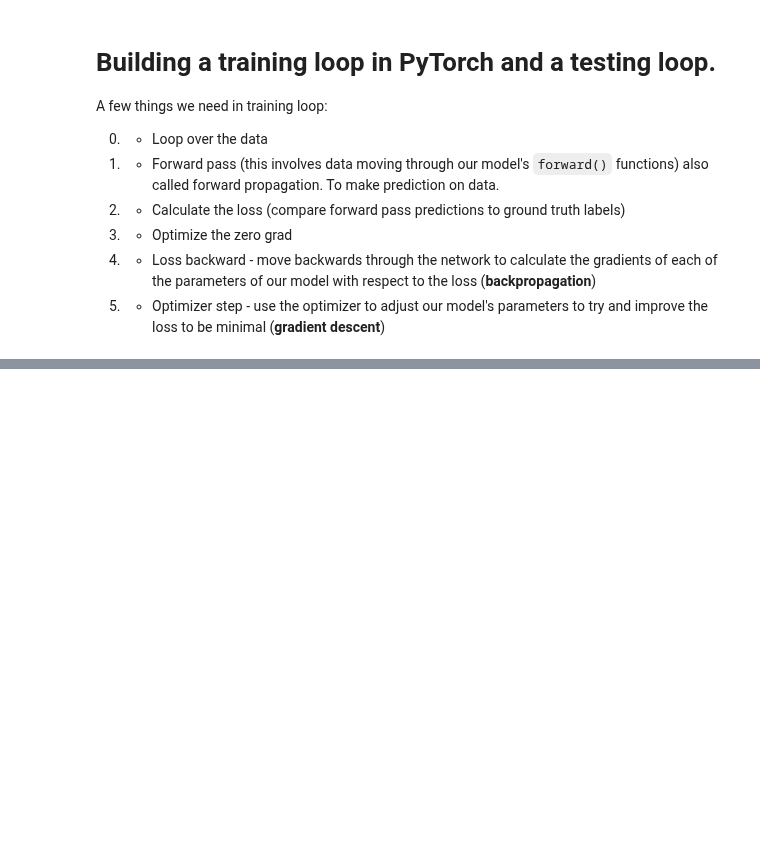
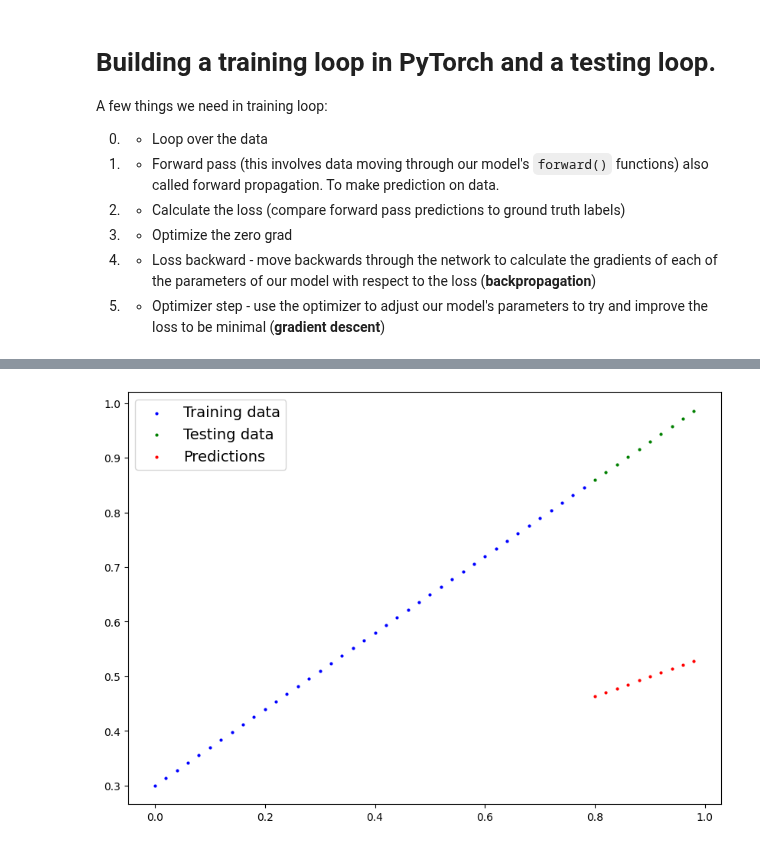
Before and after one commit to GaborVxxx/ml_notes, a Jupyter notebook: L2.ipynb, the cells around one changed output, grey strips where cells are left out. Cells and saved outputs as stored; diff of their text form; code cells hidden in the pictures; blank space fills up the shorter version.

```diff
--- a/L2.ipynb
+++ b/L2.ipynb
@@ -321,0 +365,5 @@ for epoch in range(epochs):
+# %%
+# Plot before training
+plot_predictions(predictions=y_preds)
+# %% [output]
+[figure, added]
```
Also changed, not shown: parts of 4 cells of this notebook.
